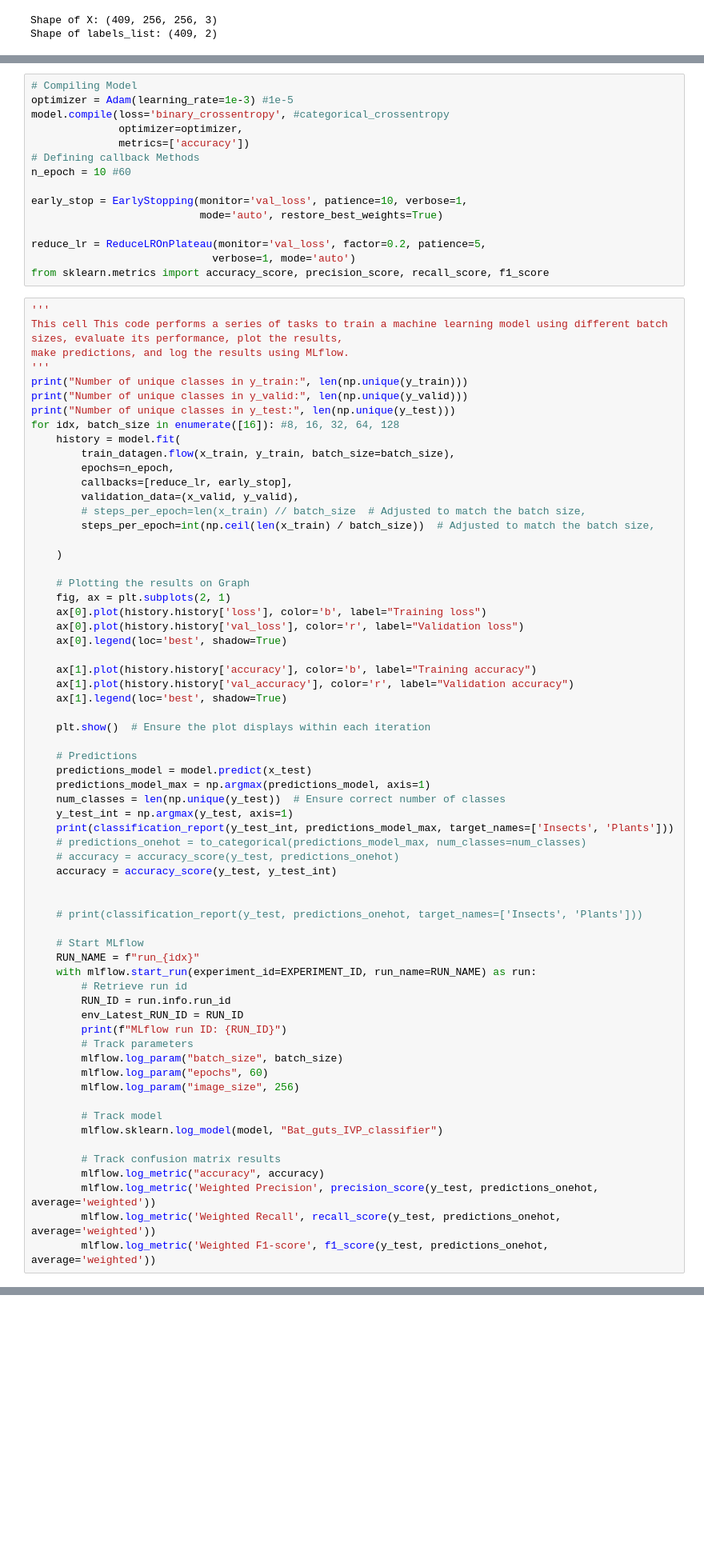
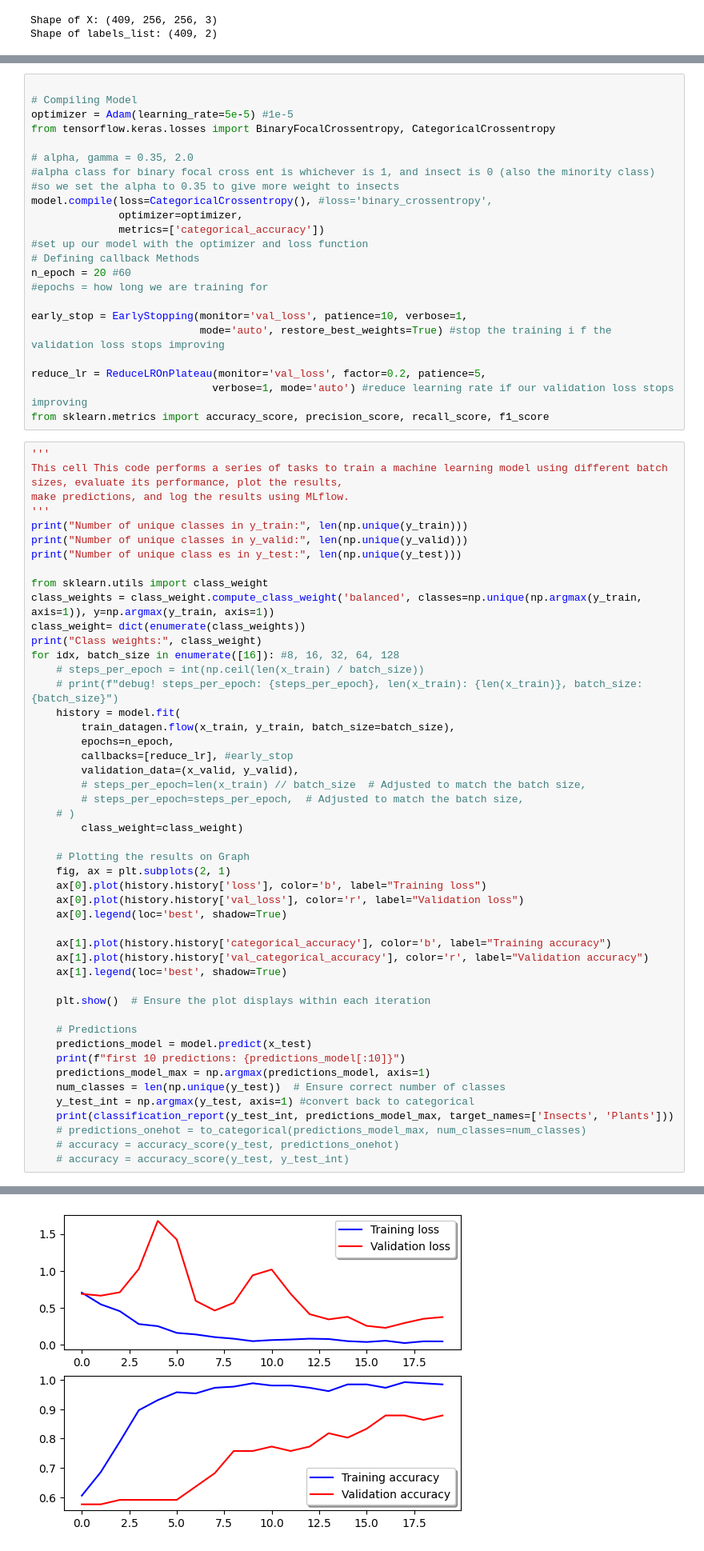
Before and after one commit to thembow/BatGutsImageClassification2, a Jupyter notebook: jupyternb/bat_guts_ml_temp.ipynb, the cells around one changed output, grey strips where cells are left out. Shown at 80% size. Saved outputs shown, nothing was run; the diff lists cells and outputs as text; blank space fills up the shorter version.

```diff
--- a/jupyternb/bat_guts_ml_temp.ipynb
+++ b/jupyternb/bat_guts_ml_temp.ipynb
@@ -275,17 +288,25 @@ Model: "functional"
 # %%
+
 # Compiling Model
-optimizer = Adam(learning_rate=1e-3) #1e-5
-model.compile(loss='binary_crossentropy', #categorical_crossentropy
+optimizer = Adam(learning_rate=5e-5) #1e-5
+from tensorflow.keras.losses import BinaryFocalCrossentropy, CategoricalCrossentropy
+
+# alpha, gamma = 0.35, 2.0
+#alpha class for binary focal cross ent is whichever is 1, and insect is 0 (also the minority class)
+#so we set the alpha to 0.35 to give more weight to insects
+model.compile(loss=CategoricalCrossentropy(), #loss='binary_crossentropy',
               optimizer=optimizer,
-              metrics=['accuracy'])
+              metrics=['categorical_accuracy'])
+#set up our model with the optimizer and loss function
 # Defining callback Methods
-n_epoch = 10 #60
+n_epoch = 20 #60
+#epochs = how long we are training for
 
 early_stop = EarlyStopping(monitor='val_loss', patience=10, verbose=1,
-                           mode='auto', restore_best_weights=True)
+                           mode='auto', restore_best_weights=True) #stop the training i f the validation loss stops improving
 
 reduce_lr = ReduceLROnPlateau(monitor='val_loss', factor=0.2, patience=5,
-                             verbose=1, mode='auto')
+                             verbose=1, mode='auto') #reduce learning rate if our validation loss stops improving
 from sklearn.metrics import accuracy_score, precision_score, recall_score, f1_score
 # %%
 '''
@@ -295,17 +316,24 @@ make predictions, and log the results using MLflow.
 '''
 print("Number of unique classes in y_train:", len(np.unique(y_train)))
 print("Number of unique classes in y_valid:", len(np.unique(y_valid)))
-print("Number of unique classes in y_test:", len(np.unique(y_test)))
+print("Number of unique class es in y_test:", len(np.unique(y_test)))
+
+from sklearn.utils import class_weight
+class_weights = class_weight.compute_class_weight('balanced', classes=np.unique(np.argmax(y_train, axis=1)), y=np.argmax(y_train, axis=1))
+class_weight= dict(enumerate(class_weights))
+print("Class weights:", class_weight)
 for idx, batch_size in enumerate([16]): #8, 16, 32, 64, 128
+    # steps_per_epoch = int(np.ceil(len(x_train) / batch_size))
+    # print(f"debug! steps_per_epoch: {steps_per_epoch}, len(x_train): {len(x_train)}, batch_size: {batch_size}")
     history = model.fit(
         train_datagen.flow(x_train, y_train, batch_size=batch_size),
         epochs=n_epoch,
-        callbacks=[reduce_lr, early_stop],
+        callbacks=[reduce_lr], #early_stop
         validation_data=(x_valid, y_valid),
         # steps_per_epoch=len(x_train) // batch_size  # Adjusted to match the batch size,
-        steps_per_epoch=int(np.ceil(len(x_train) / batch_size))  # Adjusted to match the batch size,
-
-    )
+        # steps_per_epoch=steps_per_epoch,  # Adjusted to match the batch size,
+    # )
+        class_weight=class_weight)
 
     # Plotting the results on Graph
     fig, ax = plt.subplots(2, 1)
@@ -313,45 +341,22 @@ for idx, batch_size in enumerate([16]): #8, 16, 32, 64, 128
     ax[0].plot(history.history['val_loss'], color='r', label="Validation loss")
     ax[0].legend(loc='best', shadow=True)
 
-    ax[1].plot(history.history['accuracy'], color='b', label="Training accuracy")
-    ax[1].plot(history.history['val_accuracy'], color='r', label="Validation accuracy")
+    ax[1].plot(history.history['categorical_accuracy'], color='b', label="Training accuracy")
+    ax[1].plot(history.history['val_categorical_accuracy'], color='r', label="Validation accuracy")
     ax[1].legend(loc='best', shadow=True)
 
     plt.show()  # Ensure the plot displays within each iteration
 
     # Predictions
     predictions_model = model.predict(x_test)
+    print(f"first 10 predictions: {predictions_model[:10]}")
     predictions_model_max = np.argmax(predictions_model, axis=1)
     num_classes = len(np.unique(y_test))  # Ensure correct number of classes
-    y_test_int = np.argmax(y_test, axis=1)
+    y_test_int = np.argmax(y_test, axis=1) #convert back to categorical
     print(classification_report(y_test_int, predictions_model_max, target_names=['Insects', 'Plants']))
     # predictions_onehot = to_categorical(predictions_model_max, num_classes=num_classes)
     # accuracy = accuracy_score(y_test, predictions_onehot)
-    accuracy = accuracy_score(y_test, y_test_int)
-
-
-    # print(classification_report(y_test, predictions_onehot, target_names=['Insects', 'Plants']))
-
-    # Start MLflow
-    RUN_NAME = f"run_{idx}"
-    with mlflow.start_run(experiment_id=EXPERIMENT_ID, run_name=RUN_NAME) as run:
-        # Retrieve run id
-        RUN_ID = run.info.run_id
-        env_Latest_RUN_ID = RUN_ID
-        print(f"MLflow run ID: {RUN_ID}")
-        # Track parameters
-        mlflow.log_param("batch_size", batch_size)
-        mlflow.log_param("epochs", 60)
-        mlflow.log_param("image_size", 256)
-
-        # Track model
-        mlflow.sklearn.log_model(model, "Bat_guts_IVP_classifier")
-
-        # Track confusion matrix results
-        mlflow.log_metric("accuracy", accuracy)
-        mlflow.log_metric('Weighted Precision', precision_score(y_test, predictions_onehot, average='weighted'))
-        mlflow.log_metric('Weighted Recall', recall_score(y_test, predictions_onehot, average='weighted'))
-        mlflow.log_metric('Weighted F1-score', f1_score(y_test, predictions_onehot, average='weighted'))
+    # accuracy = accuracy_score(y_test, y_test_int)
 # %% [output]
 Number of unique classes in y_train: 2
 Number of unique classes in y_valid: 2
@@ -364,0 +383 @@ I0000 00:00:1738861705.025028  416093 device_compiler.h:188] Compiled cluster us
+[figure, new version]
```
Also changed, not shown: parts of 14 cells of this notebook, 1 other file.
